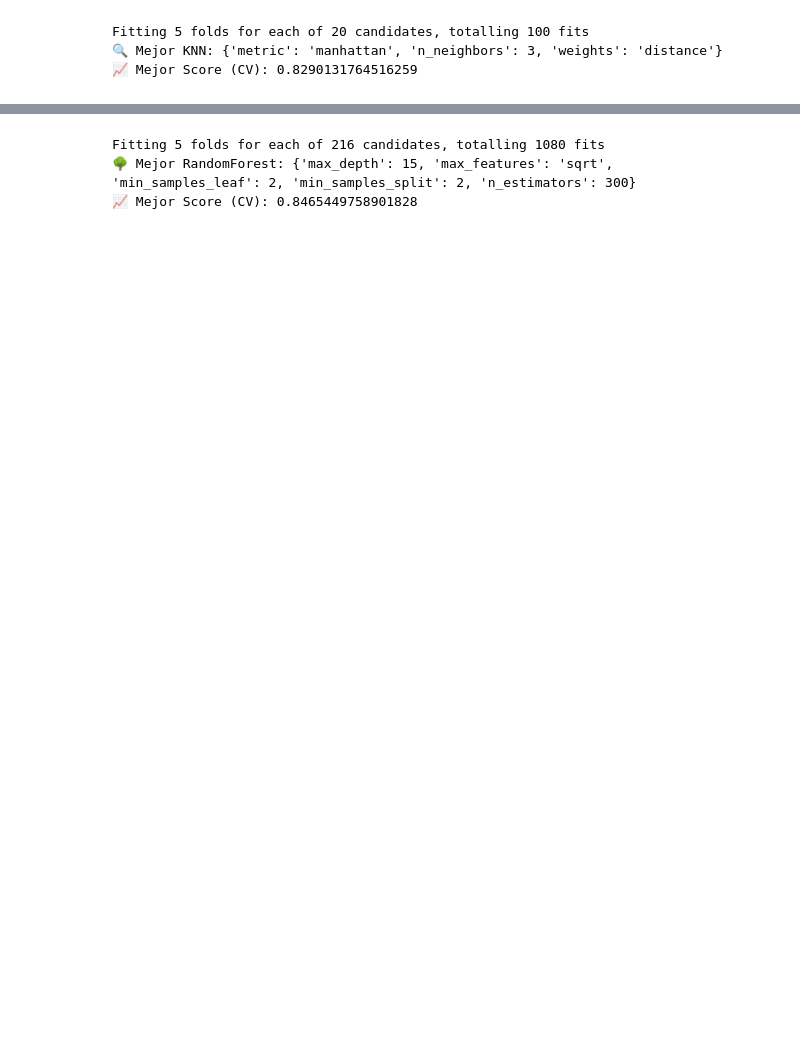
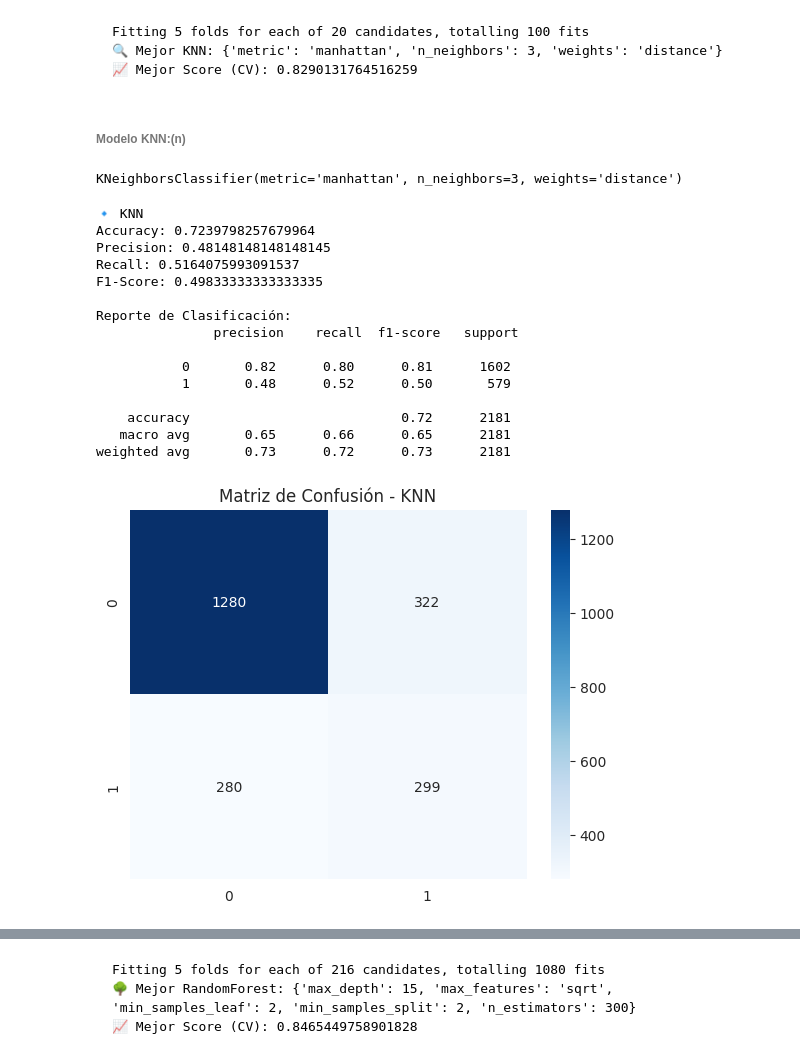
Before and after one commit to MigXDev/CS_Datos_I_DESAFIO_3, a Jupyter notebook: TelecomX_LATAM_2.ipynb, the cells around one changed output, grey strips where cells are left out. Cells and saved outputs as stored; diff of their text form; code cells hidden in the pictures; blank space fills up the shorter version.

Commit message:
Inicio | Evaluación de Modelos

````diff
--- a/TelecomX_LATAM_2.ipynb
+++ b/TelecomX_LATAM_2.ipynb
@@ -799,13 +804,10 @@ log_reg.fit(X_train_bal, y_train_bal)"""
 # %% [markdown]
 #### 4.3.2. Modelo 2: Random Forest (sin normalización)
 # %%
-"""# Creamos el modelo con hiperparámetros ajustados
+# Creamos el modelo con hiperparámetros ajustados
 rf = RandomForestClassifier(
     n_estimators=300,      # Más árboles para mayor estabilidad
     max_depth=None,       # Sin límite → el modelo decide
     min_samples_split=5,  # Evita sobreajuste
     random_state=42
 )
-
-# Entrenamos
-rf.fit(X_train_processed, y_train)"""
@@ -813,0 +814,3 @@ rf.fit(X_train_processed, y_train)"""
+# %%
+# Entrenamos
+rf.fit(X_train_bal, y_train_bal)
@@ -855,3 +871,49 @@ Fitting 5 folds for each of 20 candidates, totalling 100 fits
 🔍 Mejor KNN: {'metric': 'manhattan', 'n_neighbors': 3, 'weights': 'distance'}
 📈 Mejor Score (CV): 0.8290131764516259
 ```
+# %% [markdown]
+###### Modelo KNN:(n)
+# %%
+# --- CREACIÓN DEL MODELO ---
+knn_best = KNeighborsClassifier(
+    metric='manhattan',
+    n_neighbors=3,
+    weights='distance'
+)
+# %%
+# --- ENTRENAMIENTO ---
+knn_best.fit(X_train_bal_scaled, y_train_bal)
+# %% [output]
+KNeighborsClassifier(metric='manhattan', n_neighbors=3, weights='distance')
+# %%
+# --- EVALUACIÓN ---
+y_pred_knn = knn_best.predict(X_test_scaled)
+
+print("🔹 KNN")
+print("Accuracy:", accuracy_score(y_test, y_pred_knn))
+print("Precision:", precision_score(y_test, y_pred_knn))
+print("Recall:", recall_score(y_test, y_pred_knn))
+print("F1-Score:", f1_score(y_test, y_pred_knn))
+print("\nReporte de Clasificación:\n", classification_report(y_test, y_pred_knn))
+
+cm_knn = confusion_matrix(y_test, y_pred_knn)
+sns.heatmap(cm_knn, annot=True, fmt='d', cmap='Blues')
+plt.title("Matriz de Confusión - KNN")
+plt.show()
+# %% [output]
+🔹 KNN
+Accuracy: 0.7239798257679964
+Precision: 0.48148148148148145
+Recall: 0.5164075993091537
+F1-Score: 0.49833333333333335
+
+Reporte de Clasificación:
+               precision    recall  f1-score   support
+
+           0       0.82      0.80      0.81      1602
+           1       0.48      0.52      0.50       579
+
+    accuracy                           0.72      2181
+   macro avg       0.65      0.66      0.65      2181
+weighted avg       0.73      0.72      0.73      2181
+[figure, added]
````
Also changed, not shown: parts of 54 cells of this notebook.
